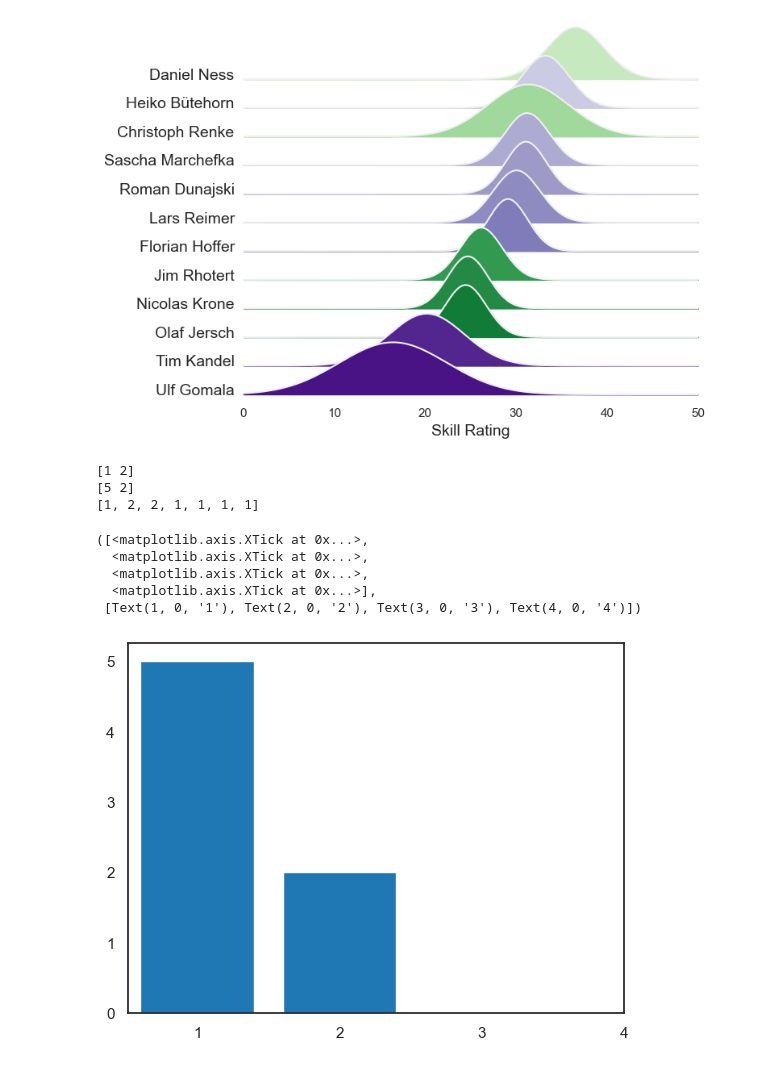
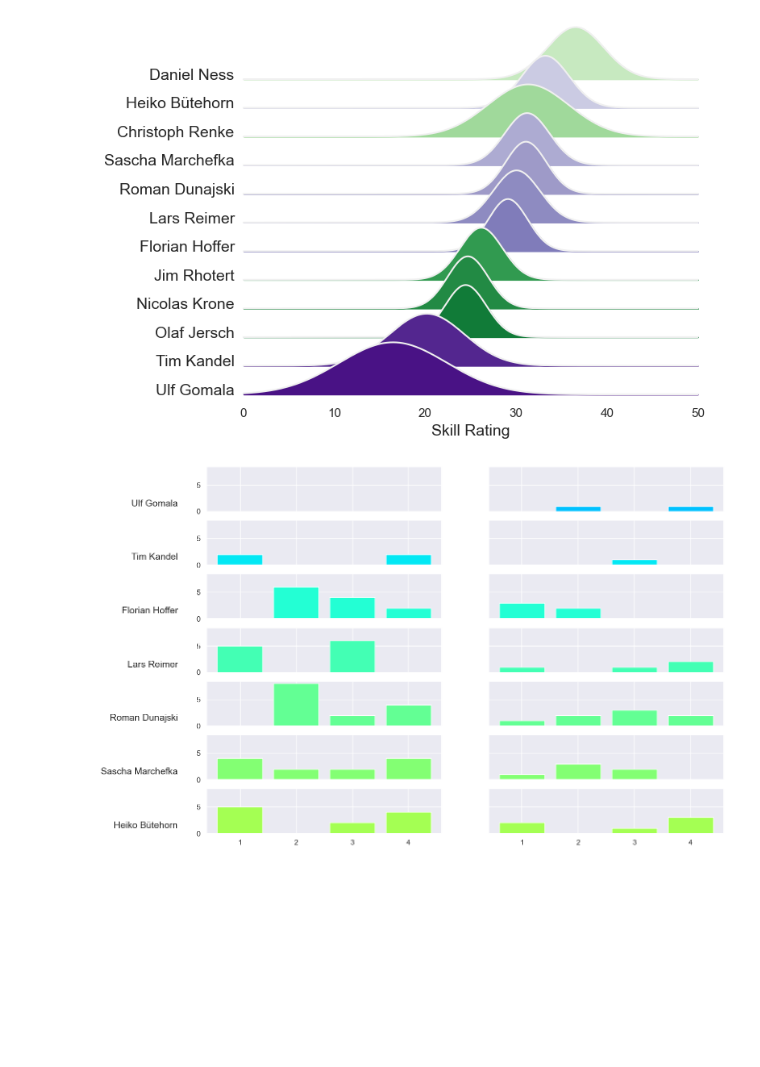
Before and after one commit to rhotertj/ndv-elo, a Jupyter notebook: src/visualize.ipynb, the cells around one changed output. Drawn from its saved outputs; the diff is of its cells as text; code cells hidden in the pictures; blank space fills up the shorter version.

Commit message:
positions and previous matches

```diff
--- a/src/visualize.ipynb
+++ b/src/visualize.ipynb
@@ -17,3 +25,6 @@ from match_report import read_player_skill_for_team, plot_match_qualities, plot_
+# %%
+sns.set_context("notebook")
+sns.set_style("white")
 # %%
 # TODO Better layout for this notebook
 # Functions in notebook for:
@@ -41,20 +51,9 @@ f = plot_paired_skill_distributions(home_players=home_players, away_players=away
 f = plot_ridge_skill_distributions(home_players=home_players, away_players=away_players)
 # %% [output]
 [figure]
-# %%
-# plot previous lineup per player
-home_positions, away_positions = read_positions_for_player(124032)
-bins, occurences = np.unique(home_positions, return_counts=True)
-plt.bar(bins, occurences)
-plt.xticks(ticks=[1,2,3,4])
-# TODO Group bars for home and away, subplots for players
-# %% [output]
-[1 2]
-[5 2]
-[1, 2, 2, 1, 1, 1, 1]
-([<matplotlib.axis.XTick at 0x...>,
-  <matplotlib.axis.XTick at 0x...>,
-  <matplotlib.axis.XTick at 0x...>,
-  <matplotlib.axis.XTick at 0x...>],
- [Text(1, 0, '1'), Text(2, 0, '2'), Text(3, 0, '3'), Text(4, 0, '4')])
-[figure, removed]
+# %%
+fig = plot_player_positions_bar(away_players)
+# TODO Plot player positions as trajectory plot
+# https://benalexkeen.com/parallel-coordinates-in-matplotlib/
+# %% [output]
+[figure, added]
```
Also changed, not shown: parts of 5 cells of this notebook, 2 other files.
